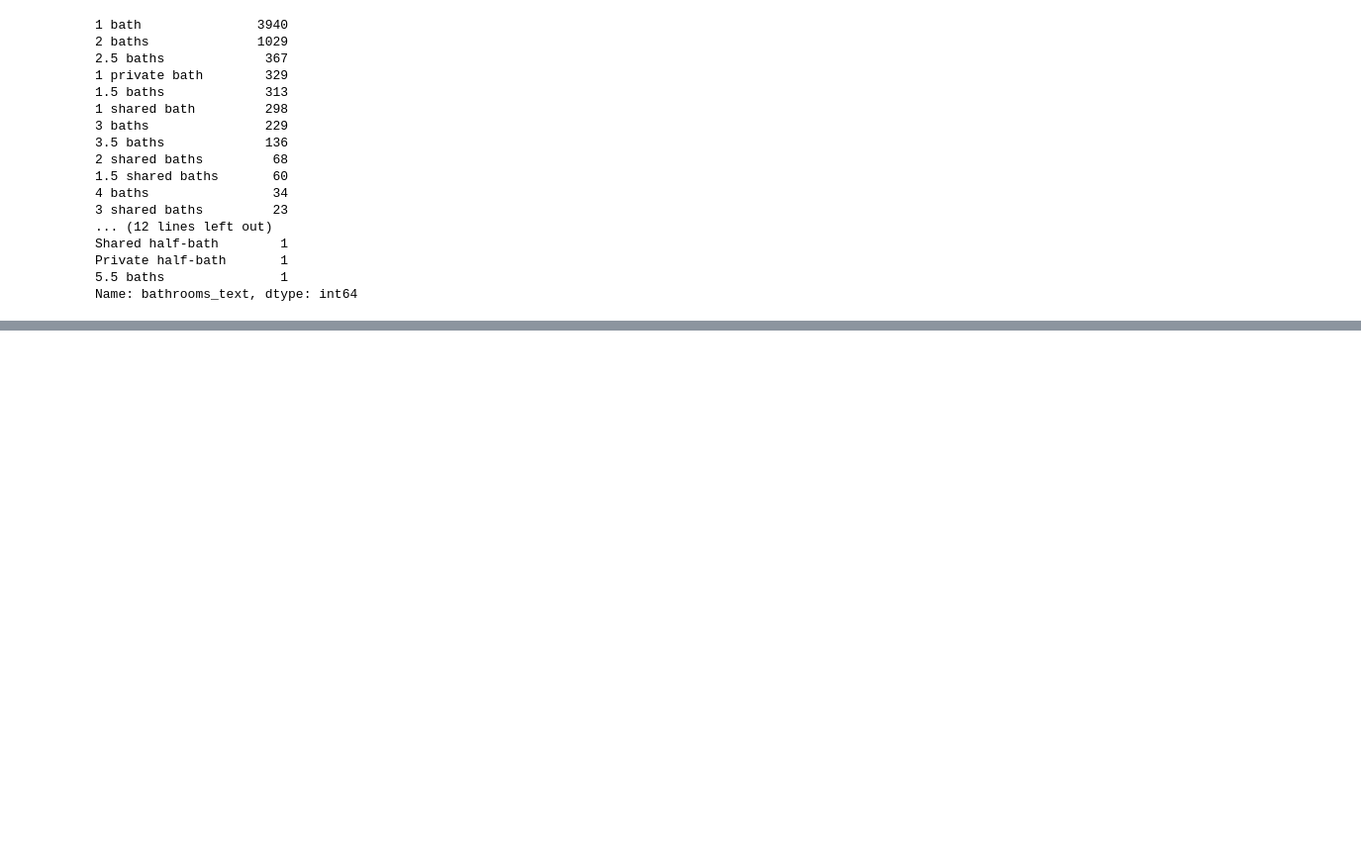
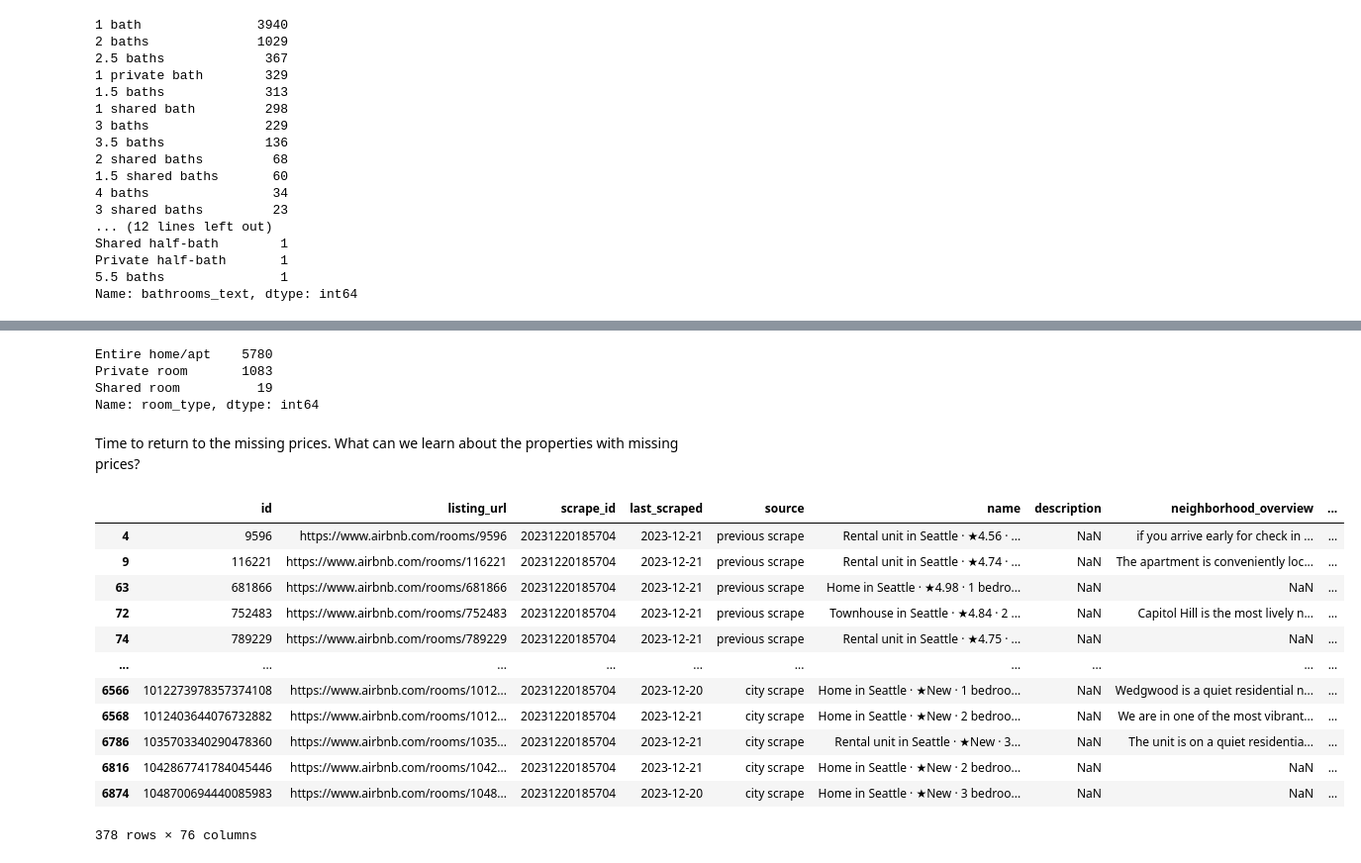
Before and after one commit to demccusker/AirBnB_analysis, a Jupyter notebook: AirBnB_Analysis.ipynb, the cells around one changed output, grey strips where cells are left out. Shown at 99% size. Cells and saved outputs as stored; diff of their text form; code cells hidden in the pictures; blank space fills up the shorter version.

```diff
--- a/AirBnB_Analysis.ipynb
+++ b/AirBnB_Analysis.ipynb
@@ -242,0 +391,25 @@ Name: beds, dtype: int64
+# %%
+list_df['room_type'].value_counts(dropna=False)
+# %% [output]
+Entire home/apt    5780
+Private room       1083
+Shared room          19
+Name: room_type, dtype: int64
+# %% [markdown]
+Time to return to the missing prices. What can we learn about the properties with missing prices?
+# %%
+df[df["price_float"].isnull()]
+# %% [output]
+|  | id | listing_url | scrape_id | last_scraped | source | name | description | neighborhood_overview | ... |
+| 4 | 9596 | https://www.airbnb.com/rooms/9596 | 20231220185704 | 2023-12-21 | previous scrape | Rental unit in Seattle · ★4.56 · ... | NaN | if you arrive early for check in ... | ... |
+| 9 | 116221 | https://www.airbnb.com/rooms/116221 | 20231220185704 | 2023-12-21 | previous scrape | Rental unit in Seattle · ★4.74 · ... | NaN | The apartment is conveniently loc... | ... |
+| 63 | 681866 | https://www.airbnb.com/rooms/681866 | 20231220185704 | 2023-12-21 | previous scrape | Home in Seattle · ★4.98 · 1 bedro... | NaN | NaN | ... |
+| 72 | 752483 | https://www.airbnb.com/rooms/752483 | 20231220185704 | 2023-12-21 | previous scrape | Townhouse in Seattle · ★4.84 · 2 ... | NaN | Capitol Hill is the most lively n... | ... |
+| 74 | 789229 | https://www.airbnb.com/rooms/789229 | 20231220185704 | 2023-12-21 | previous scrape | Rental unit in Seattle · ★4.75 · ... | NaN | NaN | ... |
+| ... | ... | ... | ... | ... | ... | ... | ... | ... | ... |
+| 6566 | 1012273978357374108 | https://www.airbnb.com/rooms/1012... | 20231220185704 | 2023-12-20 | city scrape | Home in Seattle · ★New · 1 bedroo... | NaN | Wedgwood is a quiet residential n... | ... |
+| 6568 | 1012403644076732882 | https://www.airbnb.com/rooms/1012... | 20231220185704 | 2023-12-21 | city scrape | Home in Seattle · ★New · 2 bedroo... | NaN | We are in one of the most vibrant... | ... |
+| 6786 | 1035703340290478360 | https://www.airbnb.com/rooms/1035... | 20231220185704 | 2023-12-21 | city scrape | Rental unit in Seattle · ★New · 3... | NaN | The unit is on a quiet residentia... | ... |
+| 6816 | 1042867741784045446 | https://www.airbnb.com/rooms/1042... | 20231220185704 | 2023-12-21 | city scrape | Home in Seattle · ★New · 2 bedroo... | NaN | NaN | ... |
+| 6874 | 1048700694440085983 | https://www.airbnb.com/rooms/1048... | 20231220185704 | 2023-12-20 | city scrape | Home in Seattle · ★New · 3 bedroo... | NaN | NaN | ... |
+378 rows × 76 columns
```
Also changed, not shown: parts of 47 cells of this notebook.
